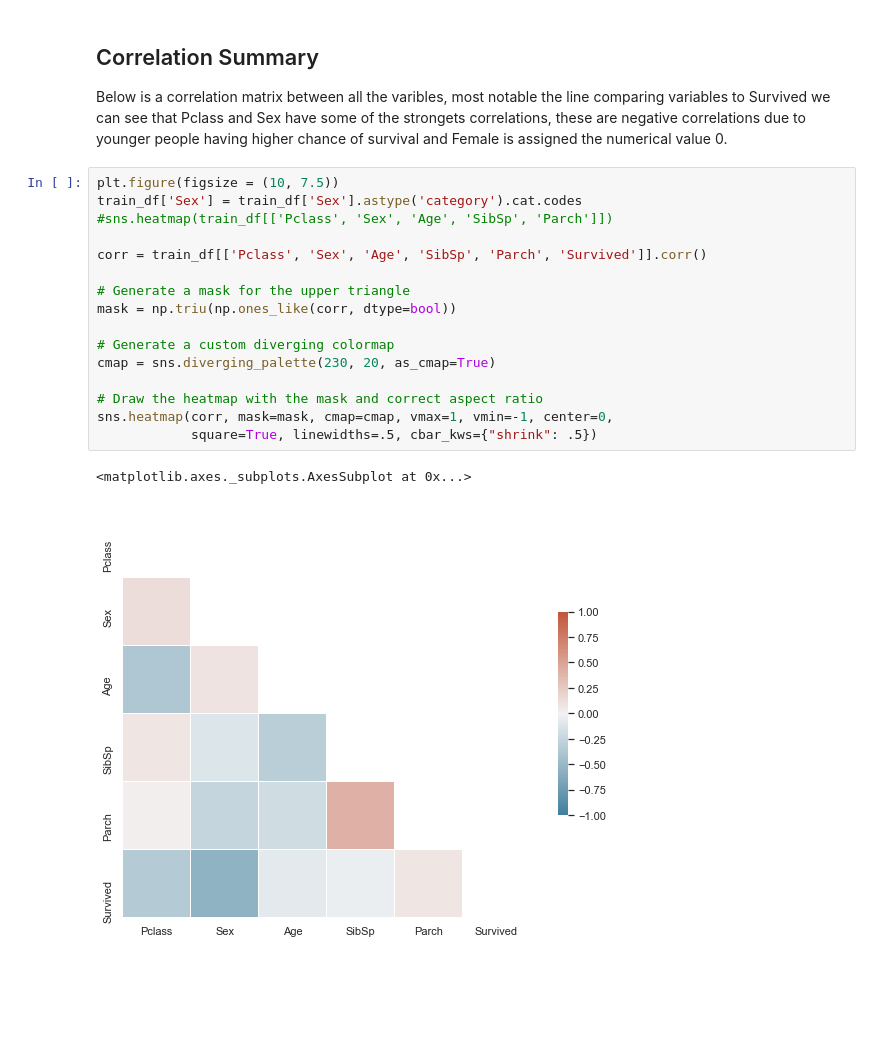
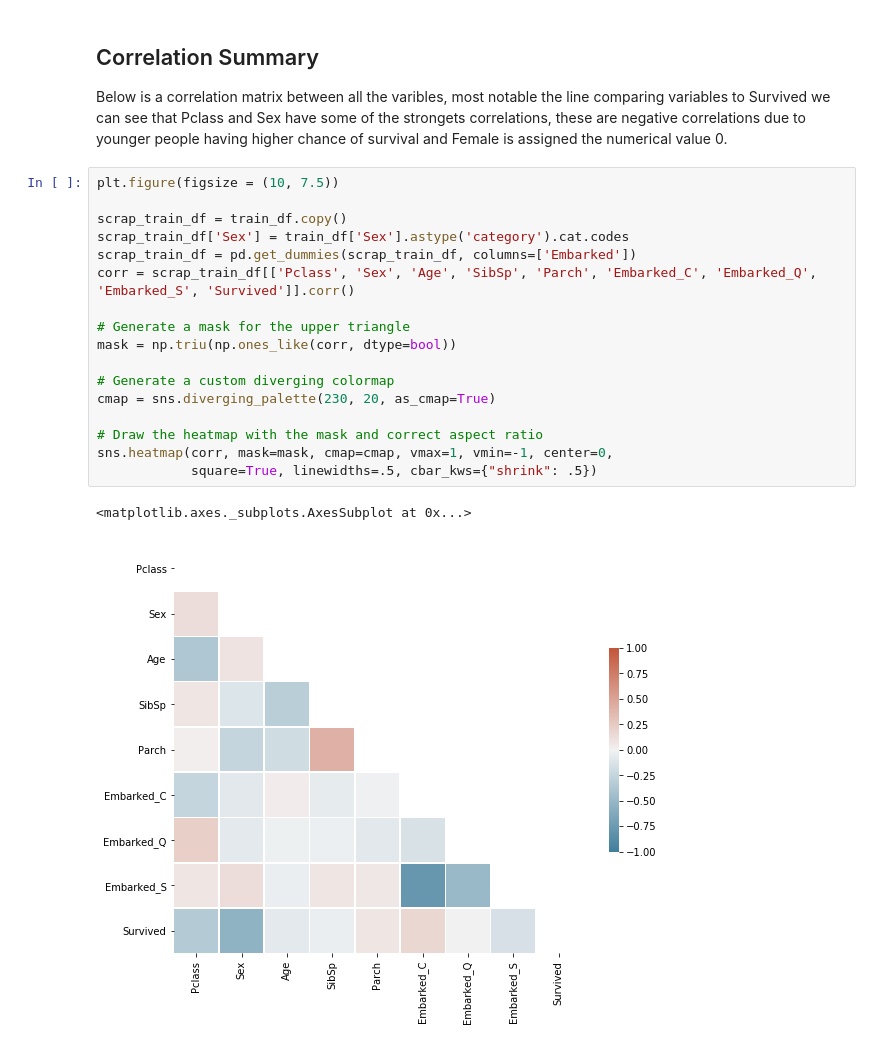
Before and after one commit to SamButterfield/csc8111_machine_learning_coursework, a Jupyter notebook: CSC8111_SB_Titanic_Coursework.ipynb, the cells around one changed output. Saved outputs shown, nothing was run; the diff lists cells and outputs as text; blank space fills up the shorter version.

```diff
--- a/CSC8111_SB_Titanic_Coursework.ipynb
+++ b/CSC8111_SB_Titanic_Coursework.ipynb
@@ -206,20 +215,21 @@ sns.histplot(data = train_df, x="Fare", hue = "Survived"
 Below is a correlation matrix between all the varibles, most notable the line comparing variables to Survived we can see that Pclass and Sex have some of the strongets correlations, these are negative correlations due to younger people having higher chance of survival and Female is assigned the numerical value 0.
 # %%
 plt.figure(figsize = (10, 7.5))
-train_df['Sex'] = train_df['Sex'].astype('category').cat.codes
-#sns.heatmap(train_df[['Pclass', 'Sex', 'Age', 'SibSp', 'Parch']])
 
-corr = train_df[['Pclass', 'Sex', 'Age', 'SibSp', 'Parch', 'Survived']].corr()
+scrap_train_df = train_df.copy()
+scrap_train_df['Sex'] = train_df['Sex'].astype('category').cat.codes
+scrap_train_df = pd.get_dummies(scrap_train_df, columns=['Embarked'])
+corr = scrap_train_df[['Pclass', 'Sex', 'Age', 'SibSp', 'Parch', 'Embarked_C', 'Embarked_Q', 'Embarked_S', 'Survived']].corr()
 
 # Generate a mask for the upper triangle
 mask = np.triu(np.ones_like(corr, dtype=bool))
 
 # Generate a custom diverging colormap
 cmap = sns.diverging_palette(230, 20, as_cmap=True)
 
 # Draw the heatmap with the mask and correct aspect ratio
 sns.heatmap(corr, mask=mask, cmap=cmap, vmax=1, vmin=-1, center=0,
             square=True, linewidths=.5, cbar_kws={"shrink": .5})
 # %% [output]
 <matplotlib.axes._subplots.AxesSubplot at 0x...>
-[figure, old version]
+[figure, new version]
```
Also changed, not shown: parts of 12 cells of this notebook.
